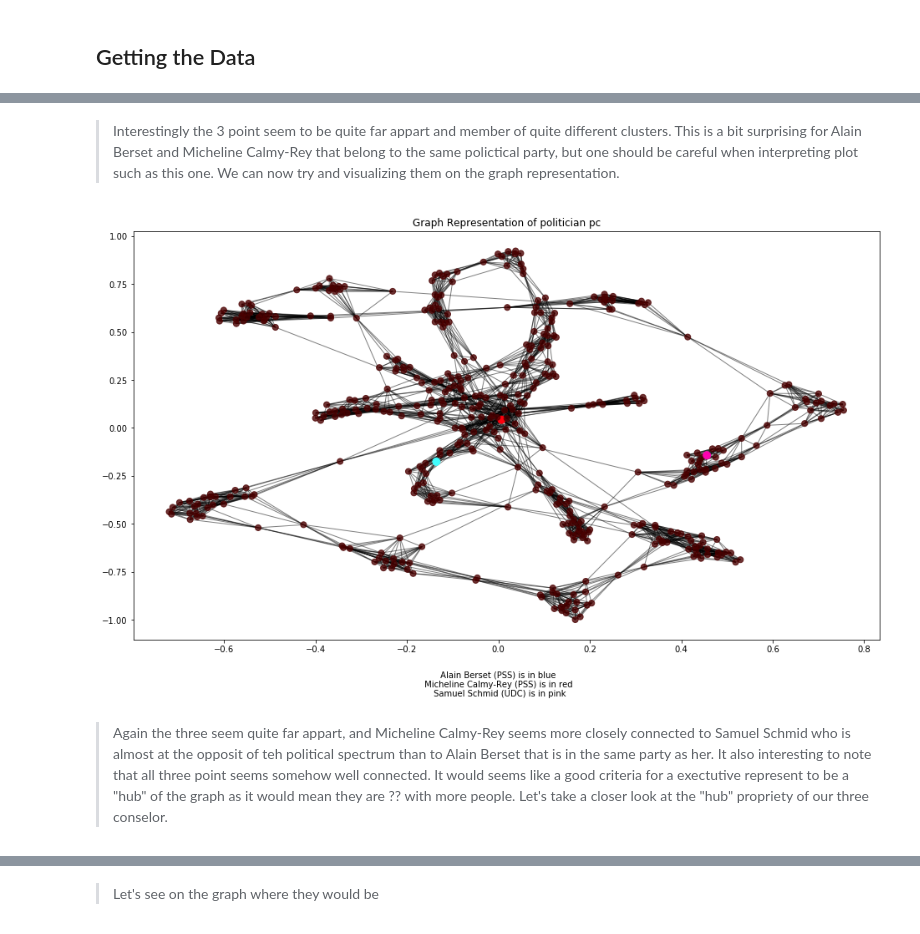
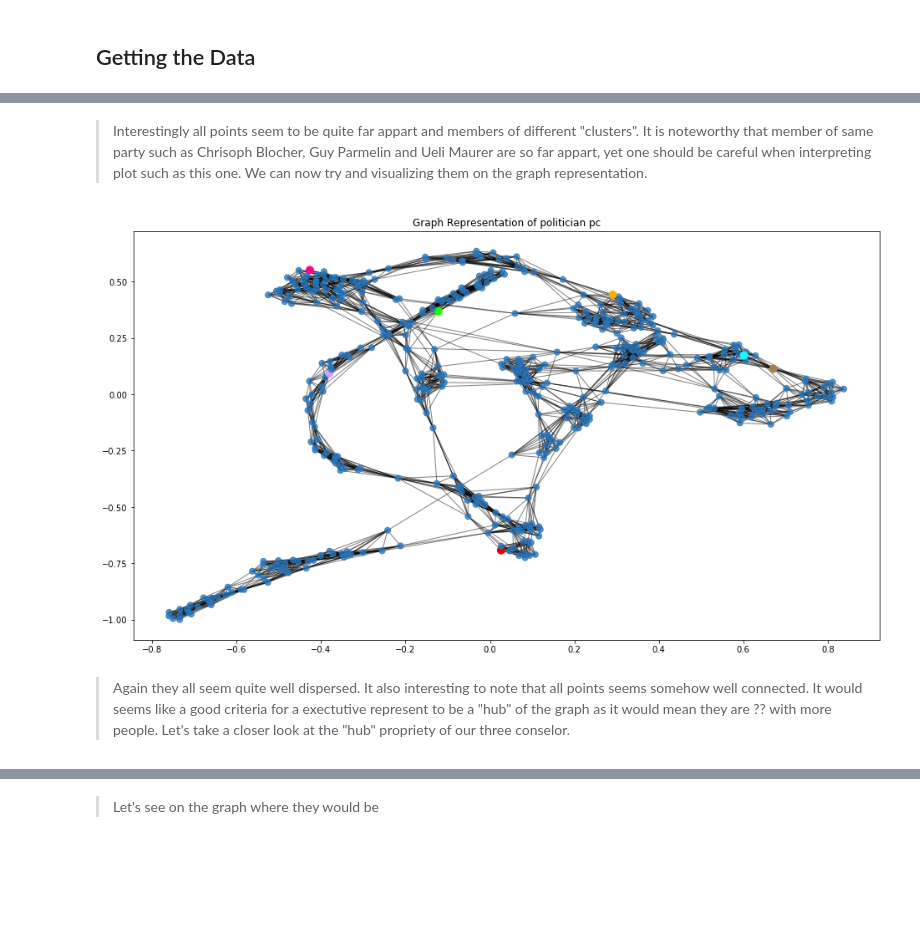
Before and after one commit to guarin/voting_behavior_analysis, a Jupyter notebook: src/Part_3.ipynb, the cells around one changed output, grey strips where cells are left out. Cells and saved outputs as stored; diff of their text form; code cells hidden in the pictures; blank space fills up the shorter version.

```diff
--- a/src/Part_3.ipynb
+++ b/src/Part_3.ipynb
@@ -100,0 +38,7 @@ members[members.index.isin(federal_conselor_id)]
+# %%
+federal_conselor = members.loc[members["CouncilName"] == "Conseil fédéral"][['FirstName','LastName']].drop_duplicates()
+federal_conselor = federal_conselor.set_index(['FirstName','LastName'])
+federal_conselor_votes = full_votes.join(federal_conselor,on=['FirstName','LastName'],how="right")
+federal_conselor_votes = federal_conselor_votes[["FirstName","LastName","PartyAbbreviation","CouncillorId"]].groupby("CouncillorId").last()
+federal_conselor_votes.index = federal_conselor_votes.index.map(int)
+federal_conselor_votes
@@ -109,0 +59,5 @@ members[members.index.isin(list(federal_conselor_df.index.values))]
+# %%
+CouncillorId_to_idx = dict(zip(votes.T.index.map(int),range(len(votes.T))))
+ids_to_CouncillorId = dict(zip(range(len(votes.T)),votes.T.index.map(int)))
+# %%
+federal_conselor_votes["idx"]= list(map(lambda x :CouncillorId_to_idx[int(x)],federal_conselor_votes.index))
@@ -142,4 +98,4 @@ def do_pca(data, explained_var=.75, return_fits=True):
     else:
         return pc
 
-pc, scalefit, pcafit = do_pca(yesno_imp.T)
+pc, scalefit, pcafit = do_pca(votes.T.values)
@@ -161,5 +127,5 @@ plt.show()
 # %% [markdown]
-> Interestingly the 3 point seem to be quite far appart and member of quite different clusters. This is a bit surprising for Alain Berset and Micheline Calmy-Rey that belong to the same polictical party, but one should be careful when interpreting plot such as this one. We can now try and visualizing them on the graph representation.
+> Interestingly all points seem to be quite far appart and members of different "clusters". It is noteworthy that member of same party such as Chrisoph Blocher, Guy Parmelin and Ueli Maurer are so far appart, yet one should be careful when interpreting plot such as this one. We can now try and visualizing them on the graph representation.
 # %%
 def get_knn_graph(pc, k=10, sigma=1):
     """
@@ -189,37 +155,45 @@ def get_knn_graph(pc, k=10, sigma=1):
 knn_graph = get_knn_graph(pc, k=10, sigma=.1)
 # %%
 #Plotting the graph
+def highlight_nodes_network(concelor_df):
+    plt.figure(figsize=(16,9))
+    G = knn_graph
 
-plt.figure(figsize=(16,9))
-G = knn_graph
-labels = np.array(list(nx.get_edge_attributes(G,'weight').values()))
+    ## assign a node attribute
+    federal_conselor_dict = {x["idx"] : write_names(x["FirstName"],x['LastName'], x['PartyAbbreviation']) for i,x in concelor_df.iterrows()}
+    federal_conselor_dict[0] = "Some rando"
 
-## assign a node attribute
-my_category_dict = {14 : "Alain Berset (PSS)",22:"Micheline Calmy-Rey (PSS)",187:"Samuel Schmid (UDC)",0:"Some rando"}
 
-for node in G.nodes():
-    G.node[node]['category'] = my_category_dict.get(node, "Some rando")
+    for node in G.nodes():
+        G.node[node]['federal_conselor'] = federal_conselor_dict.get(node, "Some rando")
 
- ## Create list of plotting attributes
-color_map = {'Alain Berset (PSS)':'xkcd:bright cyan', 'Micheline Calmy-Rey (PSS)':'xkcd:bright red', 'Samuel Schmid (UDC)':'xkcd:bright pink',"Some rando":"xkcd:dried blood"}
-alpha_map = {'Alain Berset (PSS)':1, 'Micheline Calmy-Rey (PSS)':1, 'Samuel Schmid (UDC)':1,"Some rando":.8}
-size_map = {'Alain Berset (PSS)':80, 'Micheline Calmy-Rey (PSS)':80, 'Samuel Schmid (UDC)':80,"Some rando":50}
+     ## Create list of plotting attributes
+    labels = [write_names(x["FirstName"],x['LastName'], x['PartyAbbreviation']) for i,x in concelor_df.iterrows()]
+    idx = federal_conselor_votes["idx"].values
+    colors = ['xkcd:red','xkcd:highlighter green','xkcd:hot pink','xkcd:orange yellow','xkcd:lilac','xkcd:coffee','xkcd:bright turquoise']
+    color_map = {name : color for name,color in zip(labels,colors)}
+    color_map["Some rando"] = "xkcd:bluish"
+    alpha_map = {name : 1 for name in labels}
+    alpha_map["Some rando"] = .8
+    size_map = {name :80 for name in labels }
+    size_map["Some rando"] = 50
 
-nodes_colors = [color_map[G.node[node]['category']] for node in G]
-nodes_sizes = [size_map[G.node[node]['category']] for node in G]
-nodes_alphas = [alpha_map[G.node[node]['category']] for node in G]
+    nodes_colors = [color_map[G.node[node]['federal_conselor']] for node in G]
+    nodes_sizes = [size_map[G.node[node]['federal_conselor']] for node in G]
+    nodes_alphas = [alpha_map[G.node[node]['federal_conselor']] for node in G]
+    ## plotting the graph with given atttributes
+    pos = nx.spring_layout(G)
+    nx.draw_networkx_nodes(G,pos, node_color=nodes_colors,node_size=nodes_sizes,alpha=nodes_alphas)
+    nx.draw_networkx_edges(G, pos, alpha=.5)
 
-## plotting the graph with given atttributes
-pos = nx.spring_layout(G)
-nx.draw_networkx_nodes(G,pos, node_color=nodes_colors,node_size=nodes_sizes,alpha=nodes_alphas)
-nx.draw_networkx_edges(G, pos, alpha=.5)
-plt.title("Graph Representation of politician pc")
-plt.text(np.asarray(list(pos.values()))[:,0].mean(), np.asarray(list(pos.values()))[:,1].min() - 0.4, " Alain Berset (PSS) is in blue \n Micheline Calmy-Rey (PSS) is in red \n Samuel Schmid (UDC) is in pink", ha='center')
-plt.show()
+    plt.title("Graph Representation of politician pc")
+    plt.show()
+
+highlight_nodes_network(federal_conselor_votes)
 # %% [output]
-[figure, old version]
+[figure, new version]
 # %% [markdown]
-> Again the three seem quite far appart, and Micheline Calmy-Rey seems more closely connected to Samuel Schmid who is almost at the opposit of teh political spectrum than to Alain Berset that is in the same party as her. It also interesting to note that all three point seems somehow well connected. It would seems like a good criteria for a exectutive represent to be a "hub" of the graph as it would mean they are ?? with more people. Let's take a closer look at the "hub" propriety of our three conselor.
+> Again they all seem quite well dispersed. It also interesting to note that all points seems somehow well connected. It would seems like a good criteria for a exectutive represent to be a "hub" of the graph as it would mean they are ?? with more people. Let's take a closer look at the "hub" propriety of our three conselor.
 # %%
 def plot_degree_distribution(graph):
     deg = np.array(graph.degree())[:,1]
```
Also changed, not shown: parts of 52 cells of this notebook.
